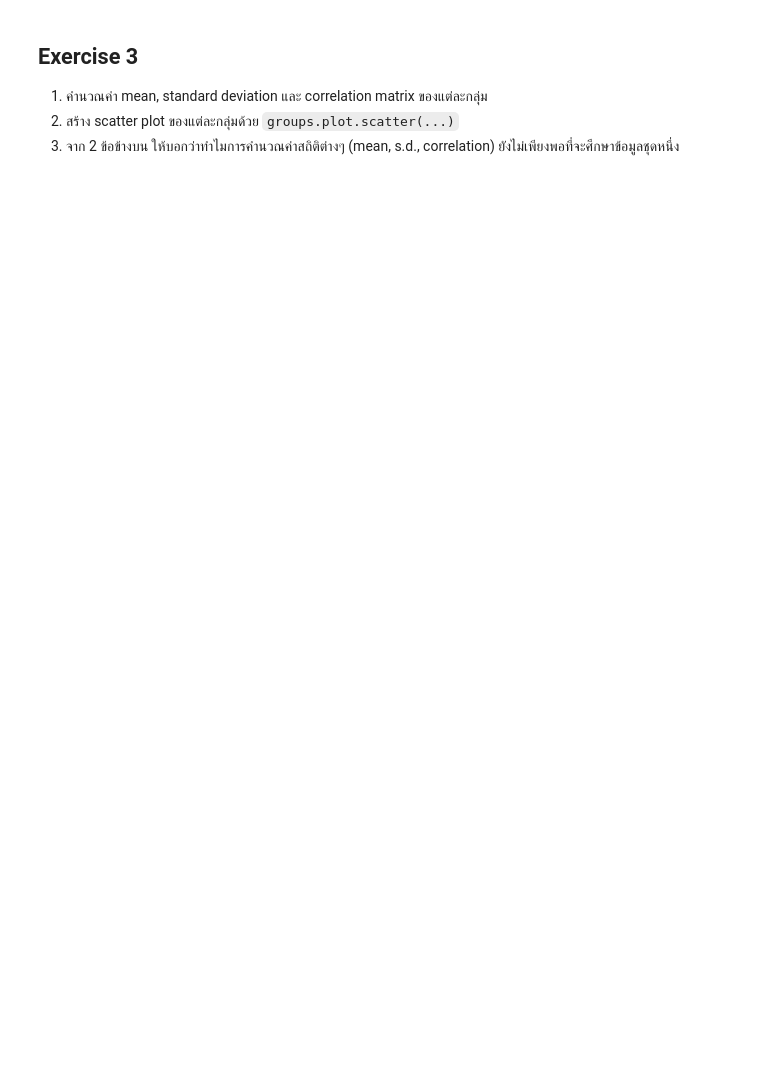
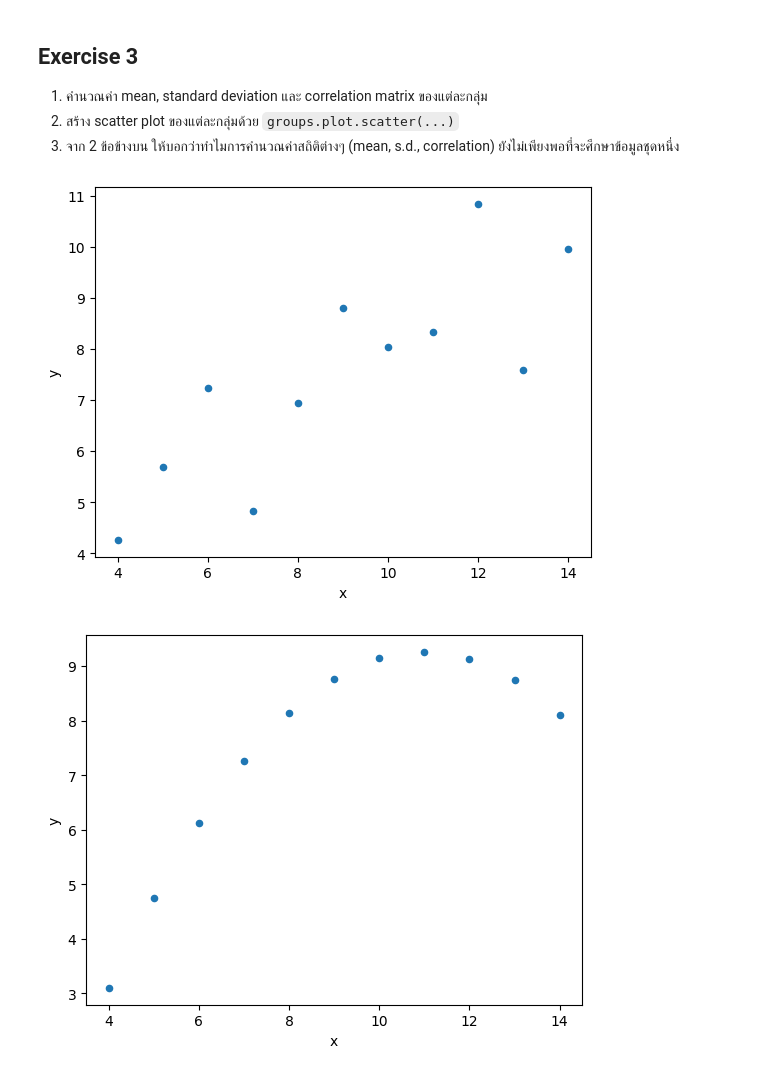
Before and after one commit to Boom-CMU/Statistical-Learnning, a Jupyter notebook: 229351-LAB01.ipynb, the cells around one changed output. Cells and saved outputs as stored; diff of their text form; code cells hidden in the pictures; blank space fills up the shorter version.

```diff
--- a/229351-LAB01.ipynb
+++ b/229351-LAB01.ipynb
@@ -364,3 +423,15 @@ groups.max()
 1. คำนวณค่า mean, standard deviation และ correlation matrix ของแต่ละกลุ่ม
 2. สร้าง scatter plot ของแต่ละกลุ่มด้วย `groups.plot.scatter(...)`
 3. จาก 2 ข้อข้างบน ให้บอกว่าทำไมการคำนวณค่าสถิติต่างๆ (mean, s.d., correlation) ยังไม่เพียงพอที่จะศึกษาข้อมูลชุดหนึ่ง
+# %%
+groups.mean()
+
+groups.std()
+
+groups.corr()
+
+groups.plot.scatter(x="x", y="y")
+plt.show()
+# %% [output]
+[figure, added]
+[figure, added]
```
Also changed, not shown: parts of 7 cells of this notebook.
